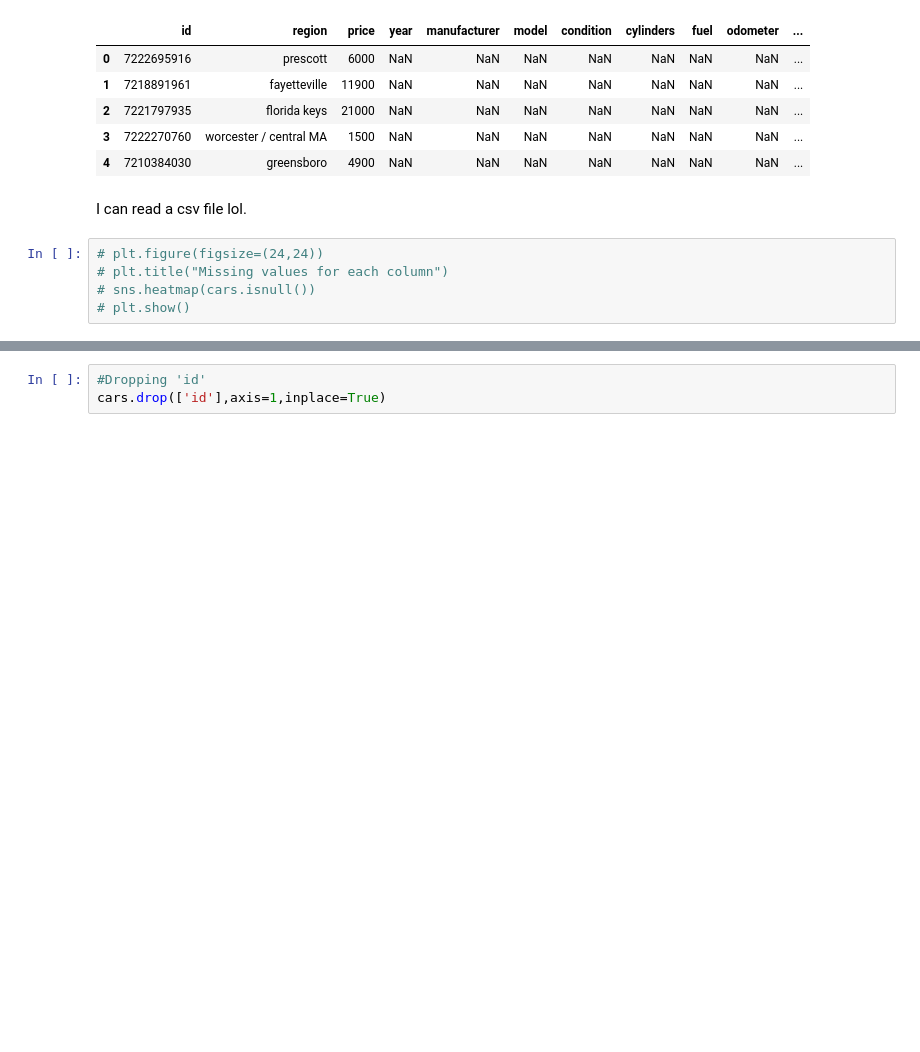
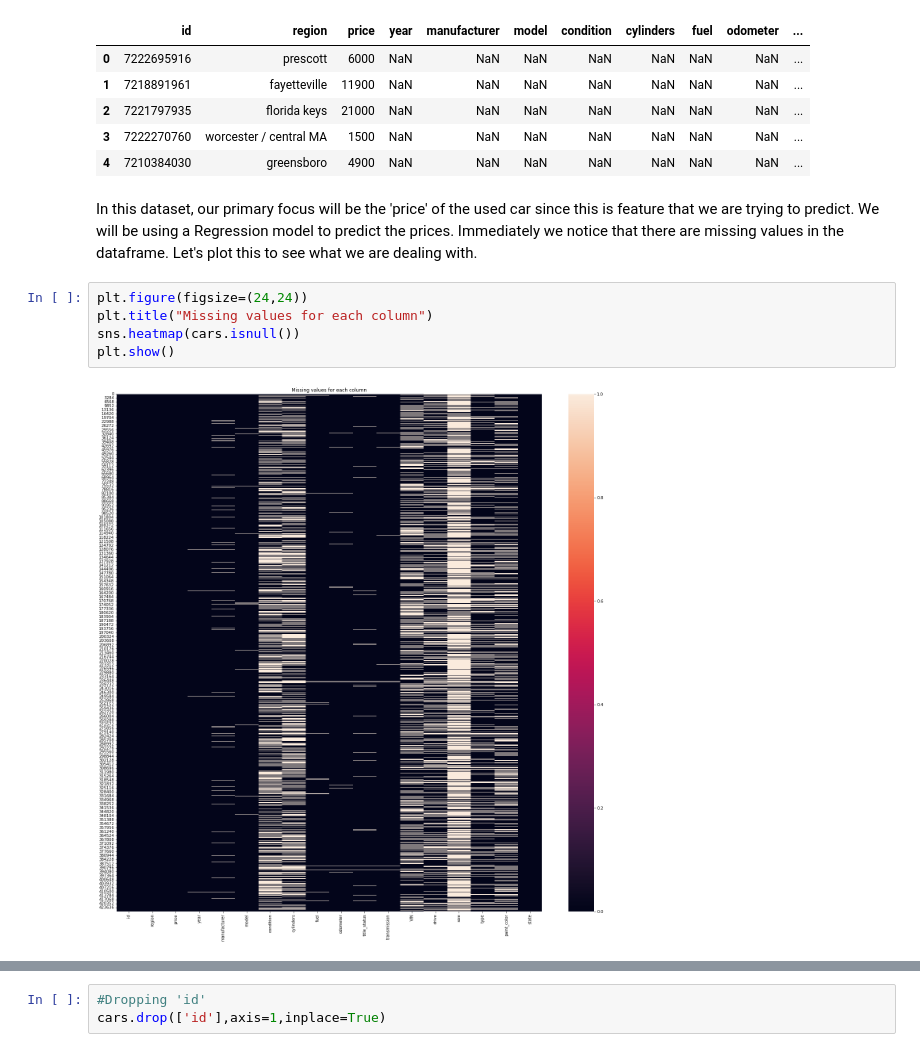
Before and after one commit to nikhilkr31/used-cars-price-prediction, a Jupyter notebook: Vehicles.ipynb, the cells around one changed output, grey strips where cells are left out. Drawn from its saved outputs; the diff is of its cells as text; blank space fills up the shorter version.

```diff
--- a/Vehicles.ipynb
+++ b/Vehicles.ipynb
@@ -25,9 +56,11 @@ cars.head()
 | 3 | 7222270760 | worcester / central MA | 1500 | NaN | NaN | NaN | NaN | NaN | NaN | NaN | ... |
 | 4 | 7210384030 | greensboro | 4900 | NaN | NaN | NaN | NaN | NaN | NaN | NaN | ... |
 # %% [markdown]
-I can read a csv file lol.
+In this dataset, our primary focus will be the 'price' of the used car since this is feature that we are trying to predict. We will be using a Regression model to predict the prices. Immediately we notice that there are missing values in the dataframe. Let's plot this to see what we are dealing with.
 # %%
-# plt.figure(figsize=(24,24))
-# plt.title("Missing values for each column")
-# sns.heatmap(cars.isnull())
-# plt.show()
+plt.figure(figsize=(24,24))
+plt.title("Missing values for each column")
+sns.heatmap(cars.isnull())
+plt.show()
+# %% [output]
+[figure, added]
```
Also changed, not shown: parts of 48 cells of this notebook, 1 other file.
